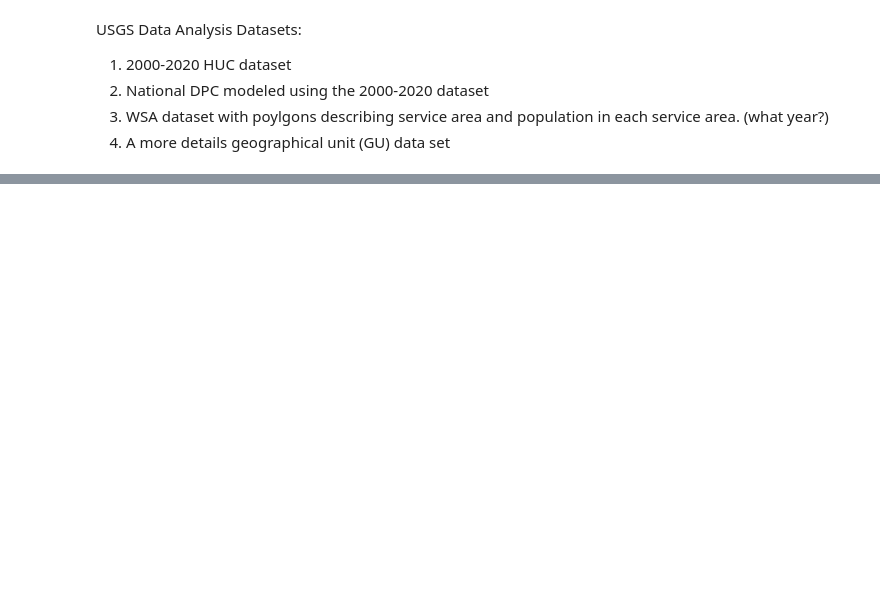
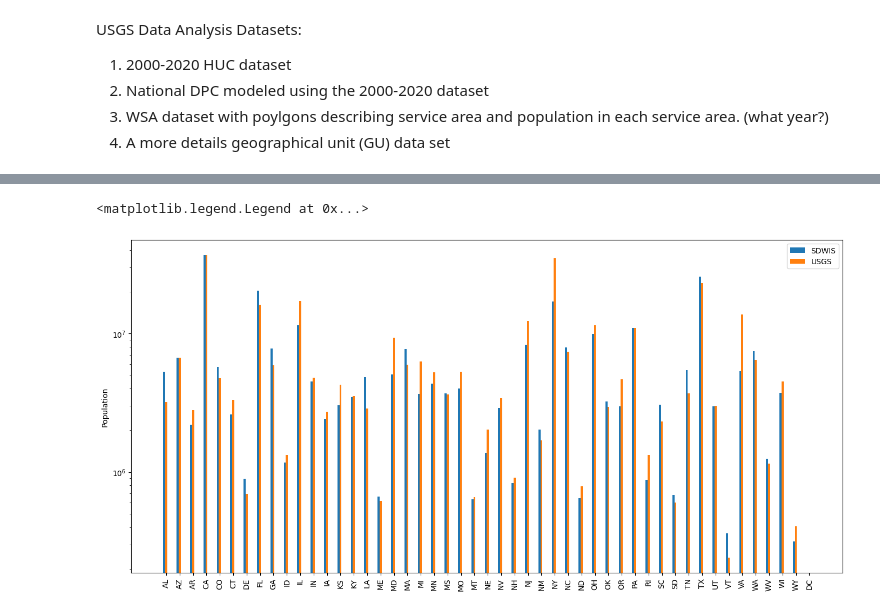
Before and after one commit to MuktaHardikar/WaterTAP3, a Jupyter notebook: watertap3/watertap3/usgs_2020.ipynb, the cells around one changed output, grey strips where cells are left out. Drawn from its saved outputs; the diff is of its cells as text; code cells hidden in the pictures; blank space fills up the shorter version.

Commit message:
sdwis data without filter analysis

```diff
--- a/watertap3/watertap3/usgs_2020.ipynb
+++ b/watertap3/watertap3/usgs_2020.ipynb
@@ -27,0 +87,29 @@ state_geocode = pd.read_csv(r'C:\Users\mhardika\Documents\watertap3\WaterTAP3\wa
+# %%
+wt_baseline_sorted = wt_baseline.sort_values(['PWS ID'])
+usgs_wsa_sorted = usgs_wsa.sort_values('WSA_AGIDF')
+# wt_baseline_sorted.head(3)
+# %%
+# Make the wsa string with 9 characters
+dpc_2020_sorted = dpc_2020.sort_values(['wsa_agidf'])
+dpc_2020_sorted = dpc_2020_sorted[dpc_2020_sorted['year']==2020]
+
+updated_column_list = []
+
+for idx,row in dpc_2020_sorted.iterrows():
+    try:
+        a = int(row['wsa_agidf'])
+        # print(f'{a:09d}')
+        updated_column_list.append(str(f'{a:09d}'))
+    except:
+        updated_column_list.append(row['wsa_agidf'].upper())
+
+dpc_2020_sorted['wsa_agidf'] = updated_column_list
+# dpc_2020_sorted.head(5)
+
+common_list = []
+uncommon_list = []
+for idx,row in dpc_2020_sorted.iterrows():
+    if row['wsa_agidf'] in wt_baseline_sorted['PWS ID'].values:
+        common_list.append(row['wsa_agidf'])
+    else:
+        uncommon_list.append(row['wsa_agidf'])
@@ -135,0 +296,16 @@ Combined: 38319
+# %%
+fig, ax = plt.subplots(figsize=(17,8))
+x = np.arange(0,len(combined_state_wise_df))
+# print(x,len(combined_df_ny))
+ax.bar(x-0.15, combined_state_wise_df['sdwis_state_pop'],width=0.15,label='SDWIS')
+ax.bar(x, combined_state_wise_df['usgs_state_pop'],width=0.15,label='USGS')
+# ax.bar(x+15, combined_state_wise_df['hauer_state_pop'],width=0.15,label='Hauer')
+
+ax.set_yscale('log')
+ax.set_xticks(range(0,len(contiguous_usa)),contiguous_usa,rotation = 90)
+# ax.set_xlim([750,800])
+ax.set_ylabel('Population')
+ax.legend()
+# %% [output]
+<matplotlib.legend.Legend at 0x...>
+[figure, added]
```
Also changed, not shown: parts of 32 cells of this notebook, 2 other files.
